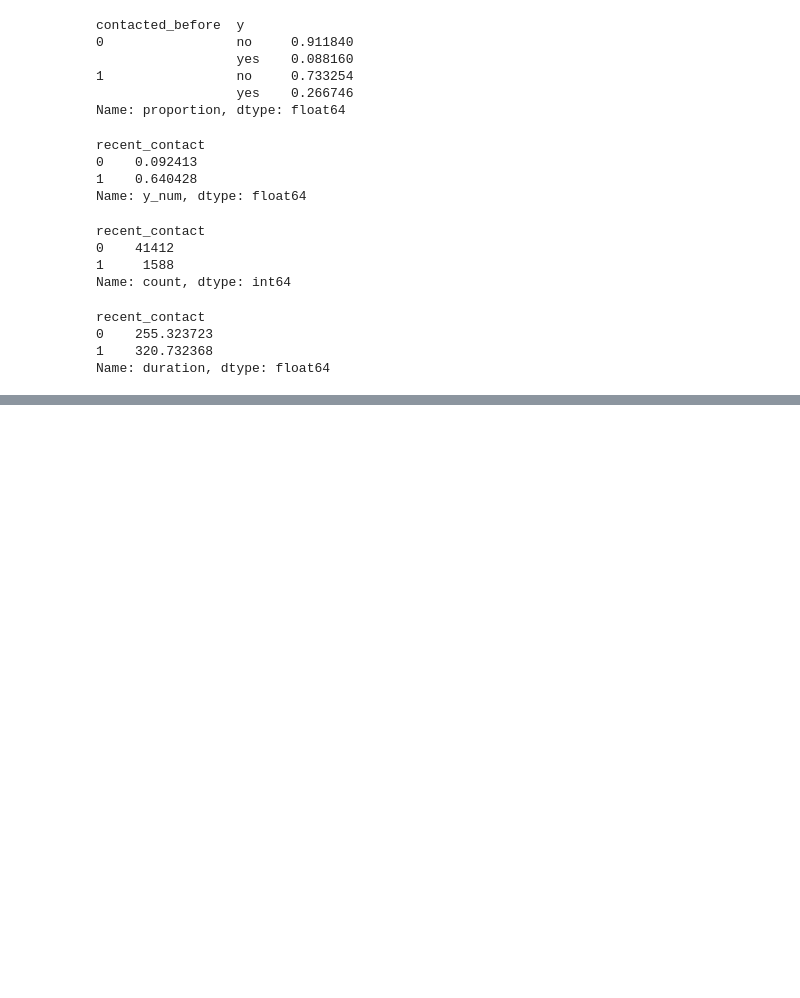
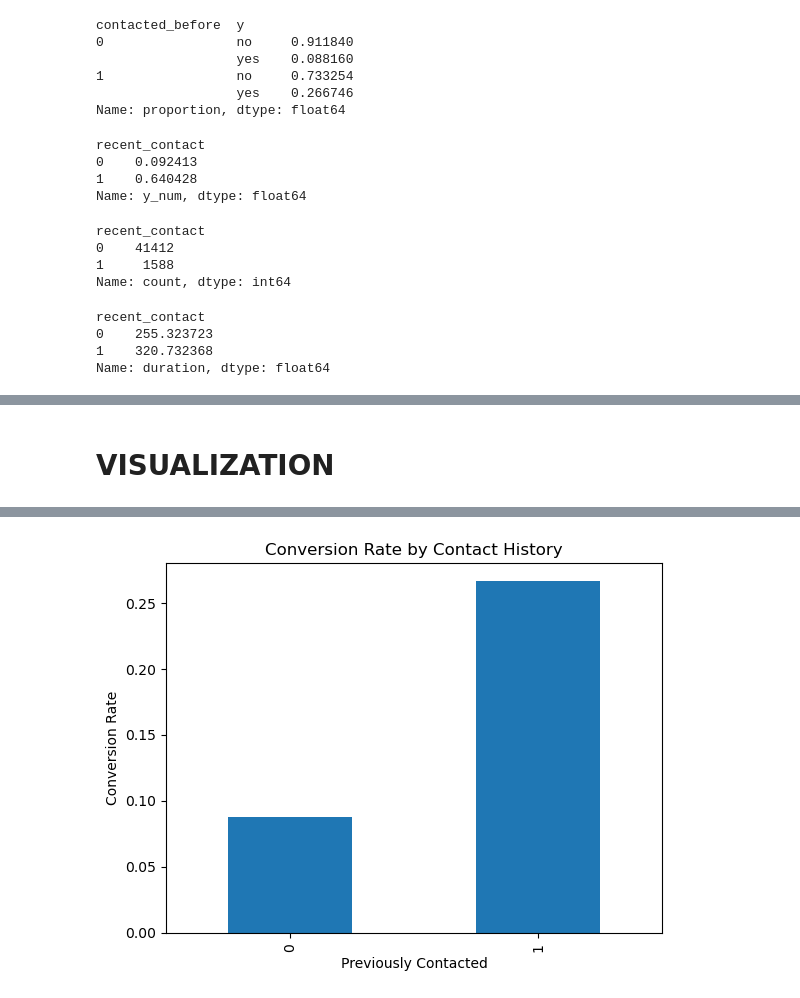
Before and after one commit to Sjoc88/Projects, a Jupyter notebook: Python/DatosProyecto/Analisis.ipynb, the cells around one changed output, grey strips where cells are left out. Drawn from its saved outputs; the diff is of its cells as text; code cells hidden in the pictures; blank space fills up the shorter version.

Commit message:
Day 2
Segmentation and visualization

```diff
--- a/Python/DatosProyecto/Analisis.ipynb
+++ b/Python/DatosProyecto/Analisis.ipynb
@@ -276,0 +338,9 @@ bank.groupby("job")["y_num"].agg(["count", "mean"]).sort_values("mean", ascendin
+# %%
+#Convert 2-agosto-2019 into 2-August-2019
+
+for es, en in meses.items():
+    bank["date"] = bank["date"].str.replace(es, en, case=False)
+# %%
+# Convert to datetime
+
+bank["date"] = pd.to_datetime(bank["date"], dayfirst=True)
@@ -276,0 +358,6 @@ bank.groupby("job")["y_num"].agg(["count", "mean"]).sort_values("mean", ascendin
+# %%
+# Extract time features
+
+bank["year"] = bank["date"].dt.year
+bank["month"] = bank["date"].dt.month
+bank["quarter"] = bank["date"].dt.quarter
@@ -276,0 +408,5 @@ bank.groupby("job")["y_num"].agg(["count", "mean"]).sort_values("mean", ascendin
+# %%
+# Geographic clustering bins
+
+bank["lat_bin"] = bank["latitude"].round(1)
+bank["lon_bin"] = bank["longitude"].round(1)
@@ -276,0 +501,16 @@ bank.groupby("job")["y_num"].agg(["count", "mean"]).sort_values("mean", ascendin
+# %% [markdown]
+# VISUALIZATION
+# %%
+# Conversion by Contact History
+
+import matplotlib.pyplot as plt
+
+bank.groupby("contacted_before")["y_num"].mean().plot(
+    kind="bar"
+)
+
+plt.title("Conversion Rate by Contact History")
+plt.ylabel("Conversion Rate")
+plt.xlabel("Previously Contacted")
+plt.show()
+# %% [output]
@@ -276,0 +519 @@ bank.groupby("job")["y_num"].agg(["count", "mean"]).sort_values("mean", ascendin
+[figure, added]
```
Also changed, not shown: parts of 32 cells of this notebook, 1 other file.
